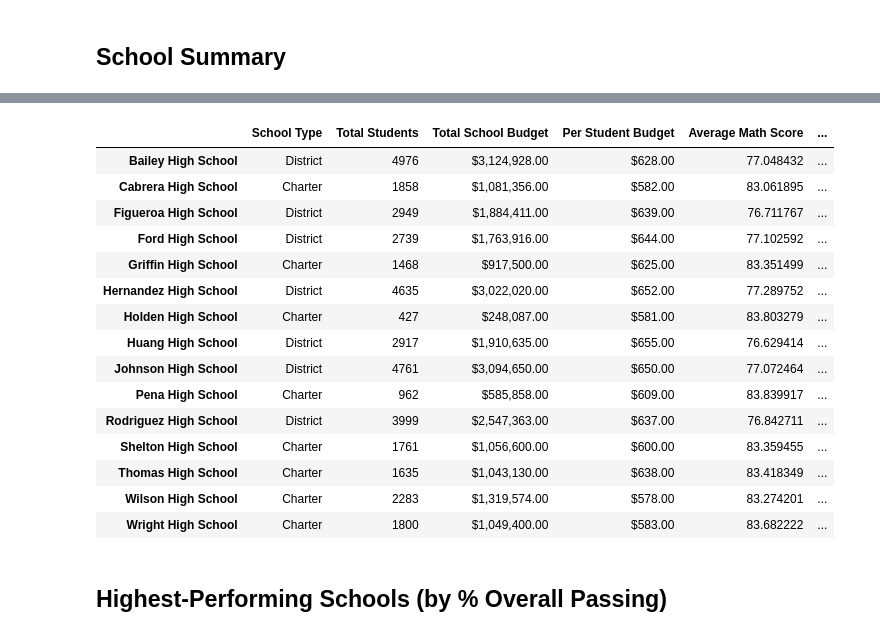
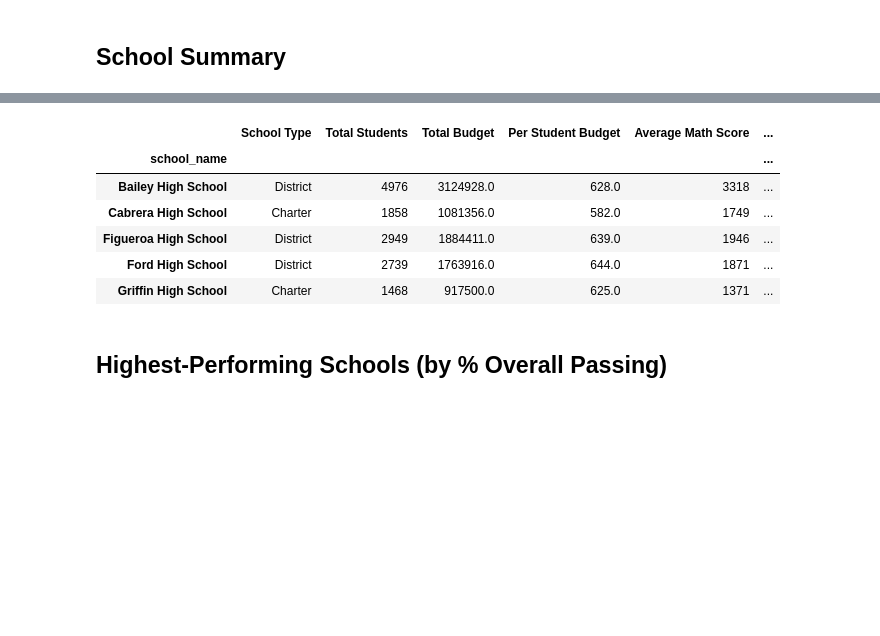
Before and after one commit to muhkashiff/pandas-challenge, a Jupyter notebook: PySchool/PyCitySchools.ipynb, the cells around one changed output, grey strips where cells are left out. Drawn from its saved outputs; the diff is of its cells as text; code cells hidden in the pictures; blank space fills up the shorter version.

```diff
--- a/PySchool/PyCitySchools.ipynb
+++ b/PySchool/PyCitySchools.ipynb
@@ -170,2 +165,5 @@ per_school_budget_school[["budget","Per Capita"]].sum()
+# %%
+#per capita spending
+per_capita_spending=per_school_budget/per_school_counts
 # %%
 # Calculate the average test scores per school
@@ -273,27 +199,0 @@ overall_passing_rate = school_students_passing_math_and_reading / per_school_cou
-# %%
-# Create a DataFrame called `per_school_summary` with columns for the calculations above.
-per_school_summary =
-
-# Formatting
-per_school_summary["Total School Budget"] = per_school_summary["Total School Budget"].map("${:,.2f}".format)
-per_school_summary["Per Student Budget"] = per_school_summary["Per Student Budget"].map("${:,.2f}".format)
-
-# Display the DataFrame
-per_school_summary
-# %% [output]
-|  | School Type | Total Students | Total School Budget | Per Student Budget | Average Math Score | ... |
-| Bailey High School | District | 4976 | $3,124,928.00 | $628.00 | 77.048432 | ... |
-| Cabrera High School | Charter | 1858 | $1,081,356.00 | $582.00 | 83.061895 | ... |
-| Figueroa High School | District | 2949 | $1,884,411.00 | $639.00 | 76.711767 | ... |
-| Ford High School | District | 2739 | $1,763,916.00 | $644.00 | 77.102592 | ... |
-| Griffin High School | Charter | 1468 | $917,500.00 | $625.00 | 83.351499 | ... |
-| Hernandez High School | District | 4635 | $3,022,020.00 | $652.00 | 77.289752 | ... |
-| Holden High School | Charter | 427 | $248,087.00 | $581.00 | 83.803279 | ... |
-| Huang High School | District | 2917 | $1,910,635.00 | $655.00 | 76.629414 | ... |
-| Johnson High School | District | 4761 | $3,094,650.00 | $650.00 | 77.072464 | ... |
-| Pena High School | Charter | 962 | $585,858.00 | $609.00 | 83.839917 | ... |
-| Rodriguez High School | District | 3999 | $2,547,363.00 | $637.00 | 76.842711 | ... |
-| Shelton High School | Charter | 1761 | $1,056,600.00 | $600.00 | 83.359455 | ... |
-| Thomas High School | Charter | 1635 | $1,043,130.00 | $638.00 | 83.418349 | ... |
-| Wilson High School | Charter | 2283 | $1,319,574.00 | $578.00 | 83.274201 | ... |
-| Wright High School | Charter | 1800 | $1,049,400.00 | $583.00 | 83.682222 | ... |
@@ -300,3 +204,29 @@ per_school_summary
+# %%
+per_school_summary_df=pd.DataFrame({
+        "School Type":per_school_type,
+         "Total Students":per_school_counts,
+     "Total Budget":per_school_budget,
+    "Per Student Budget":per_capita_spending,
+    "Average Math Score":school_students_passing_math,
+    "Average Reading Score":school_students_passing_reading,
+    "% Passing Math":per_school_passing_math,
+    "% Passing Reading":per_school_passing_reading,
+    "% Overall Passing":overall_passing_rate
+ })
+
+per_school_summary_df.head()
+#reference:https://www.roelpeters.be/solve-pandas-valueerror-cannot-reindex-from-a-duplicate-axis/
+
+# per_school_summary_df.loc[:, ~per_school_summary_df.columns.duplicated()]
+# per_school_summary_df.flags.allows_duplicate_labels = False
+# %% [output]
+|  | School Type | Total Students | Total Budget | Per Student Budget | Average Math Score | ... |
+| school_name |  |  |  |  |  | ... |
+| Bailey High School | District | 4976 | 3124928.0 | 628.0 | 3318 | ... |
+| Cabrera High School | Charter | 1858 | 1081356.0 | 582.0 | 1749 | ... |
+| Figueroa High School | District | 2949 | 1884411.0 | 639.0 | 1946 | ... |
+| Ford High School | District | 2739 | 1763916.0 | 644.0 | 1871 | ... |
+| Griffin High School | Charter | 1468 | 917500.0 | 625.0 | 1371 | ... |
 # %% [markdown]
 ## Highest-Performing Schools (by % Overall Passing)
 # %%
```
Also changed, not shown: parts of 24 cells of this notebook.
